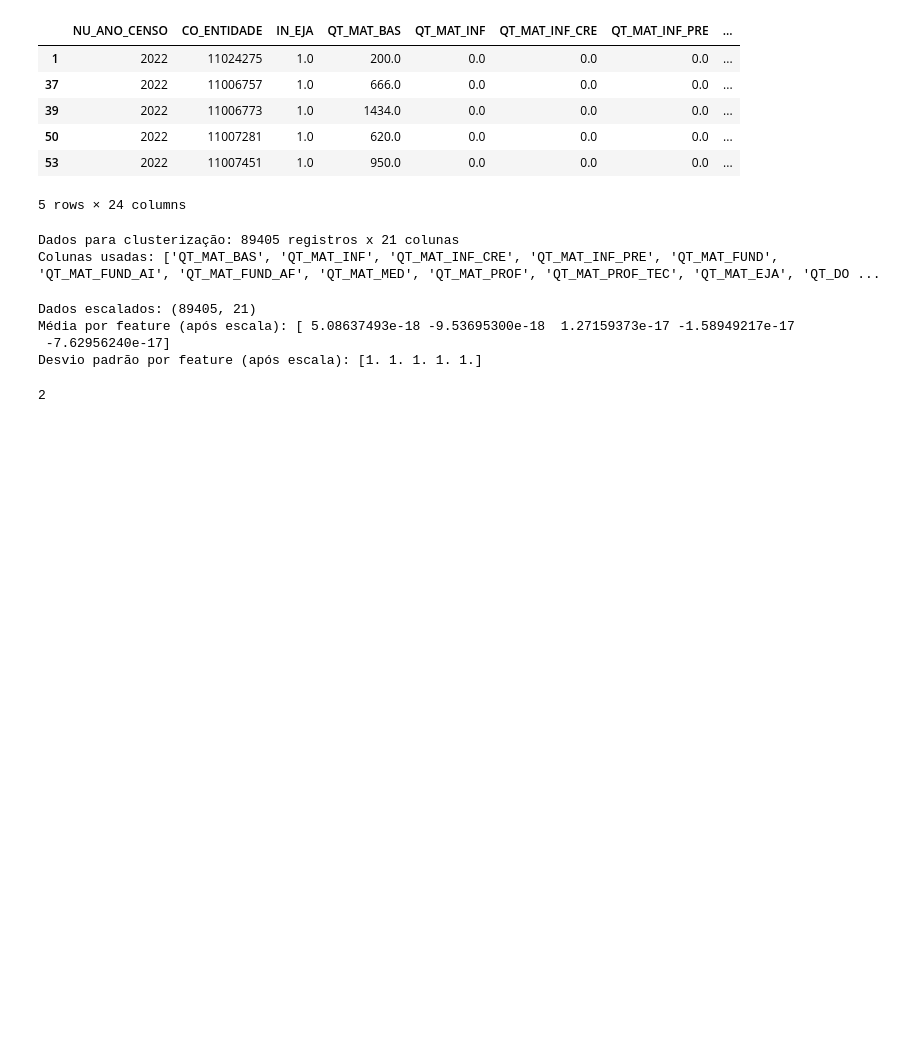
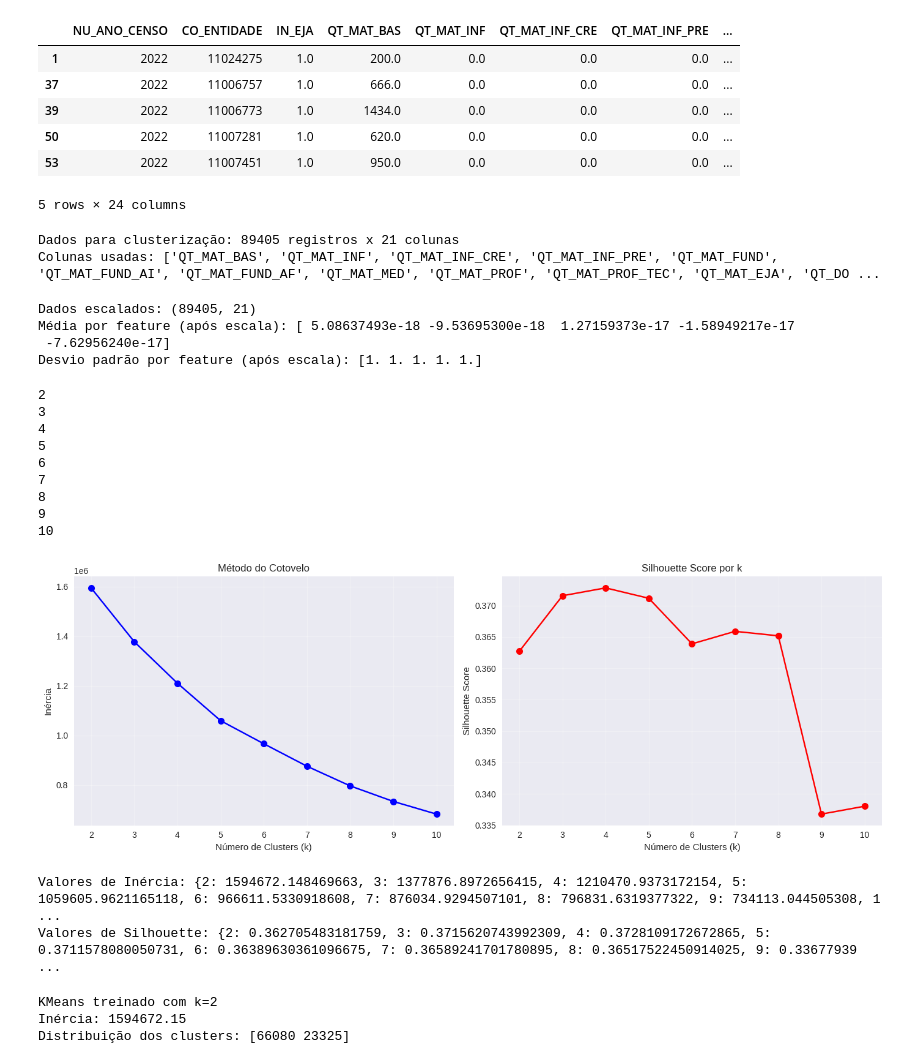
Before and after one commit to leandroguarino/projeto_ia_censo_escolar, a Jupyter notebook: notebooks/11_clusterizacao.ipynb, the cells around one changed output. Cells and saved outputs as stored; diff of their text form; code cells hidden in the pictures; blank space fills up the shorter version.

Commit message:
Aula 9.9 - clusterizacao

```diff
--- a/notebooks/11_clusterizacao.ipynb
+++ b/notebooks/11_clusterizacao.ipynb
@@ -102,41 +102,52 @@ Desvio padrão por feature (após escala): [1. 1. 1. 1. 1.]
 # Método do cotovelo para encontrar número ideal de clusters
 inertias = []
 silhouette_scores = []
-k_range = range(2, 5)
+k_range = range(2, 11)
 
 for k in k_range:
     print(k)
     kmeans = KMeans(n_clusters=k, random_state=42, n_init=10)
     kmeans.fit(df_scaled)
     inertias.append(kmeans.inertia_)
     silhouette_scores.append(silhouette_score(df_scaled, kmeans.labels_))
 
 # Plotar método do cotovelo
 fig, (ax1, ax2) = plt.subplots(1, 2, figsize=(14, 5))
 
 ax1.plot(k_range, inertias, 'bo-', markersize=8)
 ax1.set_xlabel('Número de Clusters (k)')
 ax1.set_ylabel('Inércia')
 ax1.set_title('Método do Cotovelo')
 ax1.grid(True, alpha=0.3)
 
 ax2.plot(k_range, silhouette_scores, 'ro-', markersize=8)
 ax2.set_xlabel('Número de Clusters (k)')
 ax2.set_ylabel('Silhouette Score')
 ax2.set_title('Silhouette Score por k')
 ax2.grid(True, alpha=0.3)
 
 plt.tight_layout()
 plt.show()
 
 # Exibir valores
 print('Valores de Inércia:', dict(zip(k_range, inertias)))
 print('Valores de Silhouette:', dict(zip(k_range, silhouette_scores)))
 # %% [output]
 2
+3
+4
+5
+6
+7
+8
+9
+10
+[figure, added]
+Valores de Inércia: {2: 1594672.148469663, 3: 1377876.8972656415, 4: 1210470.9373172154, 5: 1059605.9621165118, 6: 966611.5330918608, 7: 876034.9294507101, 8: 796831.6319377322, 9: 734113.044505308, 1 ...
+Valores de Silhouette: {2: 0.362705483181759, 3: 0.3715620743992309, 4: 0.3728109172672865, 5: 0.3711578080050731, 6: 0.36389630361096675, 7: 0.36589241701780895, 8: 0.36517522450914025, 9: 0.33677939 ...
 # %%
 # Treinar KMeans com k ótimo (baseado no método do cotovelo e silhouette)
-k_optimo = 3  # Ajuste este valor após analisar os gráficos anteriores
+k_optimo = 2  # Ajuste este valor após analisar os gráficos anteriores
 kmeans = KMeans(n_clusters=k_optimo, random_state=42, n_init=10)
 kmeans.fit(df_scaled)
 
@@ -146,6 +157,10 @@ centroids = kmeans.cluster_centers_
 print(f'KMeans treinado com k={k_optimo}')
 print(f'Inércia: {kmeans.inertia_:.2f}')
 print(f'Distribuição dos clusters: {np.bincount(labels)}')
+# %% [output]
+KMeans treinado com k=2
+Inércia: 1594672.15
+Distribuição dos clusters: [66080 23325]
 # %%
 # Calcular métricas de avaliação do cluster
 silhouette_avg = silhouette_score(df_scaled, labels)
```
Also changed, not shown: parts of 3 cells of this notebook.
